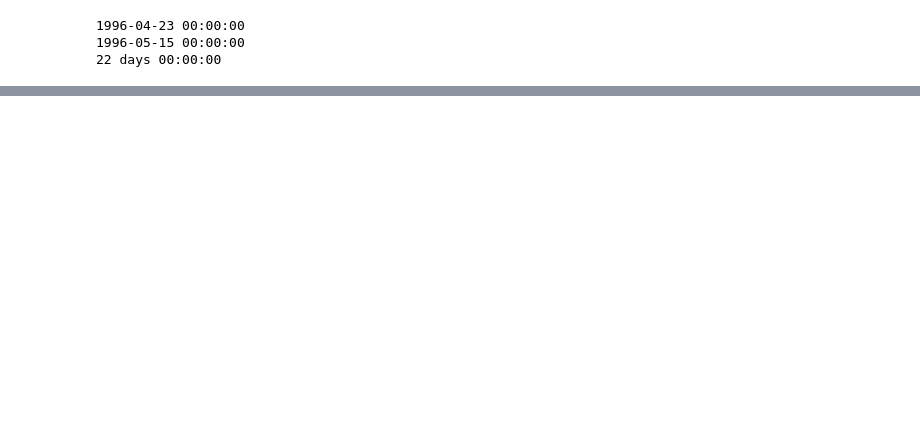
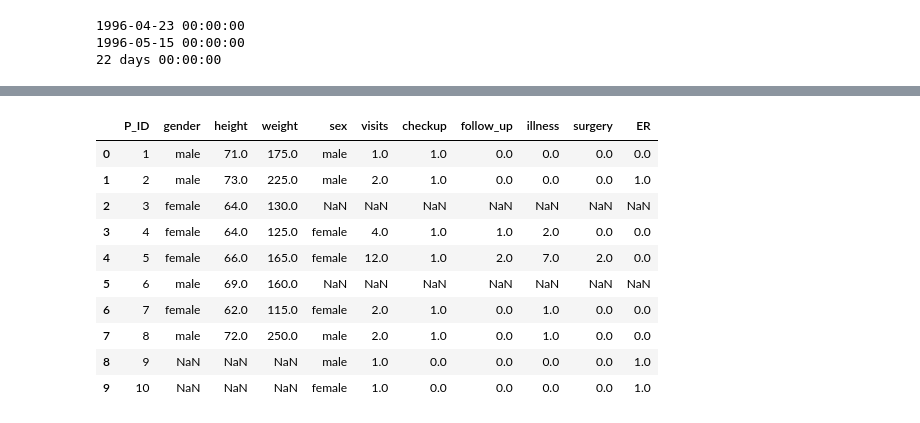
Before and after one commit to micaelasinger/PythonForDataAnalysis, a Jupyter notebook: Python for Data Analysis.ipynb, the cells around one changed output, grey strips where cells are left out. Saved outputs shown, nothing was run; the diff lists cells and outputs as text; code cells hidden in the pictures; blank space fills up the shorter version.

Commit message:
Add session 18
Merging tables.

```diff
--- a/Python for Data Analysis.ipynb
+++ b/Python for Data Analysis.ipynb
@@ -2687,0 +2694,10 @@ print(dates.iloc[3,0]-dates.iloc[1,0])
+# %%
+# Create a dummy table
+
+table1 = pd.DataFrame({"P_ID" : (1,2,3,4,5,6,7,8),
+                     "gender" : ("male", "male", "female","female",
+                                "female", "male", "female", "male"),
+                     "height" : (71,73,64,64,66,69,62,72),
+                     "weight" : (175,225,130,125,165,160,115,250)})
+
+table1
@@ -2687,0 +2714,14 @@ print(dates.iloc[3,0]-dates.iloc[1,0])
+# %%
+# Second table with more data
+
+table2 = pd.DataFrame({"P_ID" : (1, 2, 4, 5, 7, 8, 9, 10),
+                     "sex" : ("male", "male", "female","female",
+                            "female", "male", "male", "female"),
+                     "visits" : (1,2,4,12,2,2,1,1),
+                     "checkup" : (1,1,1,1,1,1,0,0),
+                     "follow_up" : (0,0,1,2,0,0,0,0),
+                     "illness" : (0,0,2,7,1,1,0,0),
+                     "surgery" : (0,0,0,2,0,0,0,0),
+                     "ER" : ( 0,1,0,0,0,0,1,1) } )
+
+table2
@@ -2687,0 +2796,21 @@ print(dates.iloc[3,0]-dates.iloc[1,0])
+# %%
+# An outer join keeps all key values in both data frames
+
+outer_join = pd.merge(table1,
+                    table2,
+                    how="outer",
+                    on="P_ID")
+
+outer_join
+# %% [output]
+|  | P_ID | gender | height | weight | sex | visits | checkup | follow_up | illness | surgery | ER |
+| 0 | 1 | male | 71.0 | 175.0 | male | 1.0 | 1.0 | 0.0 | 0.0 | 0.0 | 0.0 |
+| 1 | 2 | male | 73.0 | 225.0 | male | 2.0 | 1.0 | 0.0 | 0.0 | 0.0 | 1.0 |
+| 2 | 3 | female | 64.0 | 130.0 | NaN | NaN | NaN | NaN | NaN | NaN | NaN |
+| 3 | 4 | female | 64.0 | 125.0 | female | 4.0 | 1.0 | 1.0 | 2.0 | 0.0 | 0.0 |
+| 4 | 5 | female | 66.0 | 165.0 | female | 12.0 | 1.0 | 2.0 | 7.0 | 2.0 | 0.0 |
+| 5 | 6 | male | 69.0 | 160.0 | NaN | NaN | NaN | NaN | NaN | NaN | NaN |
+| 6 | 7 | female | 62.0 | 115.0 | female | 2.0 | 1.0 | 0.0 | 1.0 | 0.0 | 0.0 |
+| 7 | 8 | male | 72.0 | 250.0 | male | 2.0 | 1.0 | 0.0 | 1.0 | 0.0 | 0.0 |
+| 8 | 9 | NaN | NaN | NaN | male | 1.0 | 0.0 | 0.0 | 0.0 | 0.0 | 1.0 |
+| 9 | 10 | NaN | NaN | NaN | female | 1.0 | 0.0 | 0.0 | 0.0 | 0.0 | 1.0 |
```
Also changed, not shown: parts of 13 cells of this notebook.
